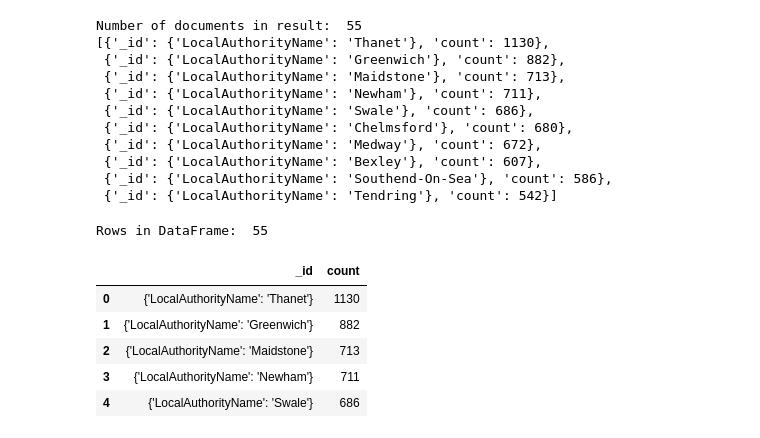
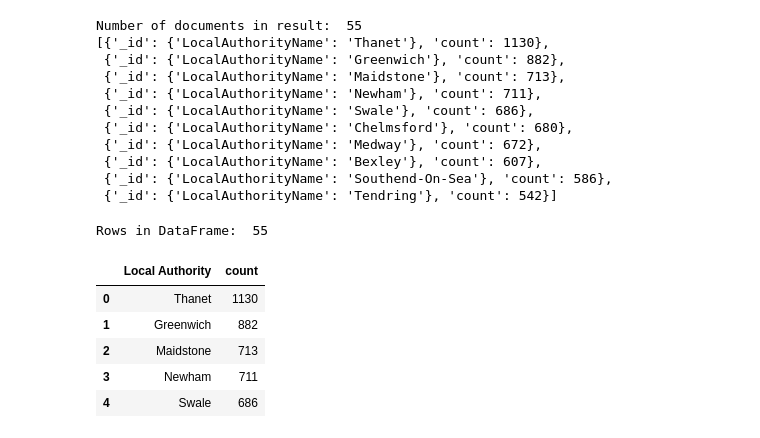
Before and after one commit to angiecfoust/nosql_challenge, a Jupyter notebook: NoSQL_analysis_starter.ipynb, the cells around one changed output. Drawn from its saved outputs; the diff is of its cells as text; code cells hidden in the pictures.

```diff
--- a/NoSQL_analysis_starter.ipynb
+++ b/NoSQL_analysis_starter.ipynb
@@ -224,18 +224,24 @@ Number of documents in result:  55
  {'_id': {'LocalAuthorityName': 'Tendring'}, 'count': 542}]
 # %%
 # Convert the result to a Pandas DataFrame
-bad_hygiene_df = pd.DataFrame(results)
+bad_hygiene_df = pd.json_normalize(results)
+
+#rename columns
+bad_hygiene_df = bad_hygiene_df.rename(columns={"count": "count", "_id.LocalAuthorityName": "Local Authority"})
+
+#reorder columns
+bad_hygiene_df = bad_hygiene_df[["Local Authority", "count"]]
 
 # Display the number of rows in the DataFrame
 print("Rows in DataFrame: ", len(bad_hygiene_df))
 
 # Display the first 10 rows of the DataFrame
 bad_hygiene_df.head()
 # %% [output]
 Rows in DataFrame:  55
-|  | _id | count |
-| 0 | {'LocalAuthorityName': 'Thanet'} | 1130 |
-| 1 | {'LocalAuthorityName': 'Greenwich'} | 882 |
-| 2 | {'LocalAuthorityName': 'Maidstone'} | 713 |
-| 3 | {'LocalAuthorityName': 'Newham'} | 711 |
-| 4 | {'LocalAuthorityName': 'Swale'} | 686 |
+|  | Local Authority | count |
+| 0 | Thanet | 1130 |
+| 1 | Greenwich | 882 |
+| 2 | Maidstone | 713 |
+| 3 | Newham | 711 |
+| 4 | Swale | 686 |
```
Also changed, not shown: parts of 3 cells of this notebook.
